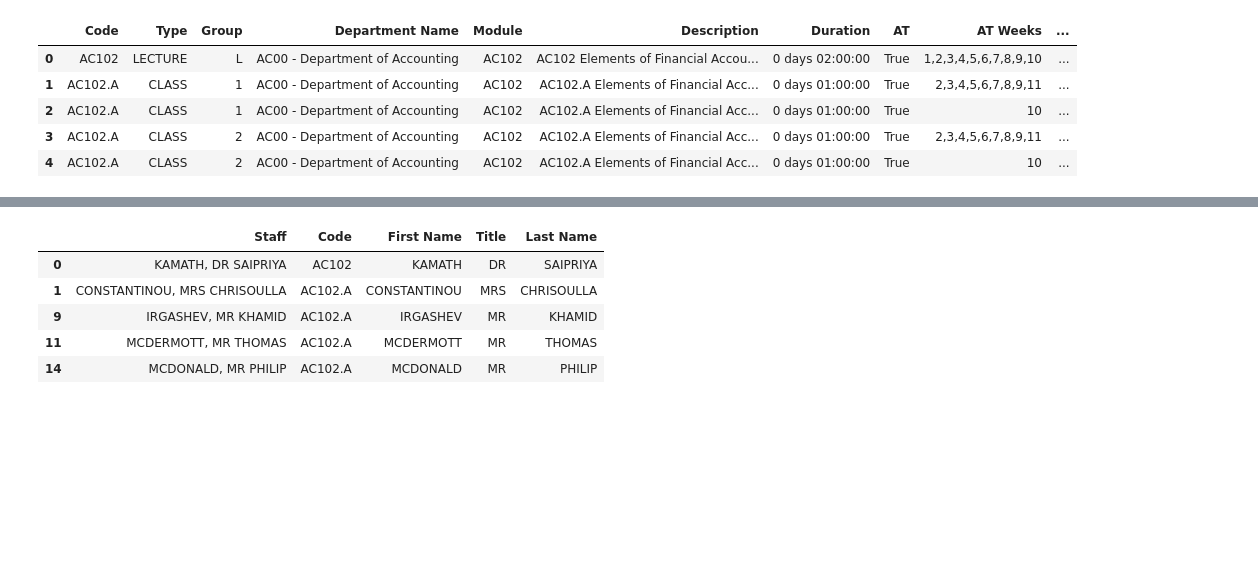
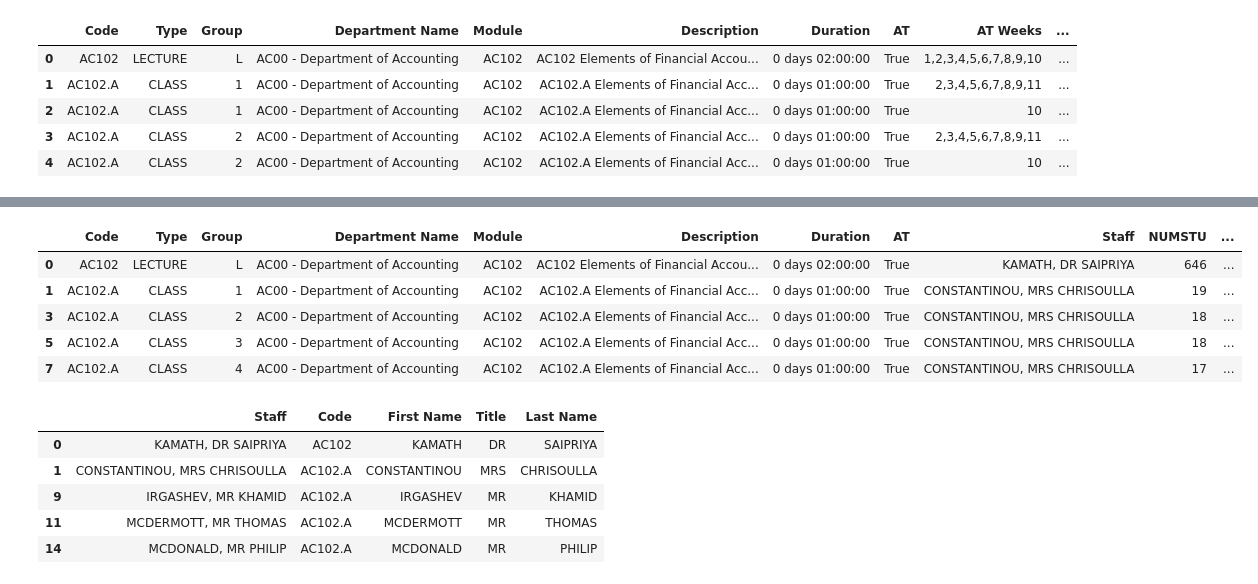
Before and after one commit to ngocminh7200/CTP-with-GNN-GA, a Jupyter notebook: DataPreProcessing.ipynb, the cells around one changed output, grey strips where cells are left out. Cells and saved outputs as stored; diff of their text form; code cells hidden in the pictures; blank space fills up the shorter version.

```diff
--- a/DataPreProcessing.ipynb
+++ b/DataPreProcessing.ipynb
@@ -128,3 +148,13 @@ memory usage: 1.1+ MB
+# %%
+course_df = course_df.drop_duplicates()
+course_df.head()
+# %% [output]
+|  | Code | Type | Group | Department Name | Module | Description | Duration | AT | Staff | NUMSTU | ... |
+| 0 | AC102 | LECTURE | L | AC00 - Department of Accounting | AC102 | AC102 Elements of Financial Accou... | 0 days 02:00:00 | True | KAMATH, DR SAIPRIYA | 646 | ... |
+| 1 | AC102.A | CLASS | 1 | AC00 - Department of Accounting | AC102 | AC102.A Elements of Financial Acc... | 0 days 01:00:00 | True | CONSTANTINOU, MRS CHRISOULLA | 19 | ... |
+| 3 | AC102.A | CLASS | 2 | AC00 - Department of Accounting | AC102 | AC102.A Elements of Financial Acc... | 0 days 01:00:00 | True | CONSTANTINOU, MRS CHRISOULLA | 18 | ... |
+| 5 | AC102.A | CLASS | 3 | AC00 - Department of Accounting | AC102 | AC102.A Elements of Financial Acc... | 0 days 01:00:00 | True | CONSTANTINOU, MRS CHRISOULLA | 18 | ... |
+| 7 | AC102.A | CLASS | 4 | AC00 - Department of Accounting | AC102 | AC102.A Elements of Financial Acc... | 0 days 01:00:00 | True | CONSTANTINOU, MRS CHRISOULLA | 17 | ... |
 # %%
 staff_df = course_master_data[['Staff', 'Code']].copy()
 
```
Also changed, not shown: parts of 6 cells of this notebook, 1 other file.
